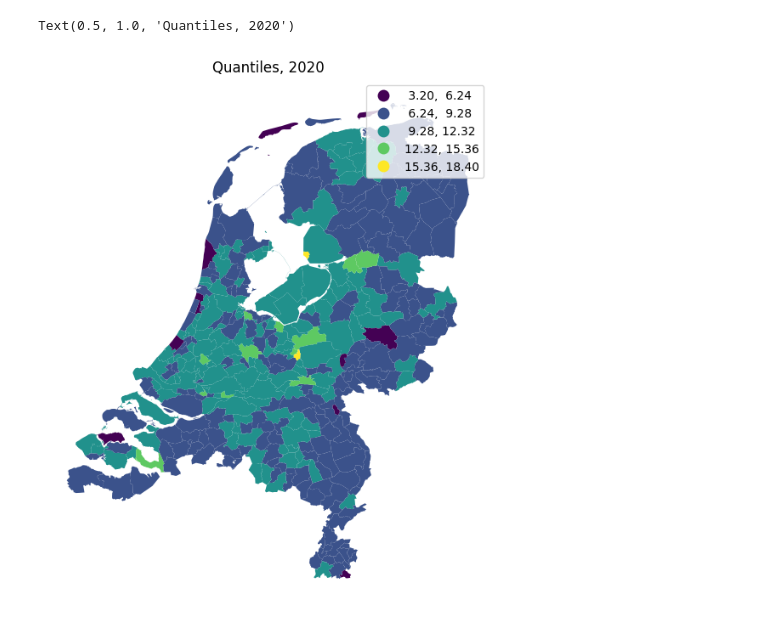
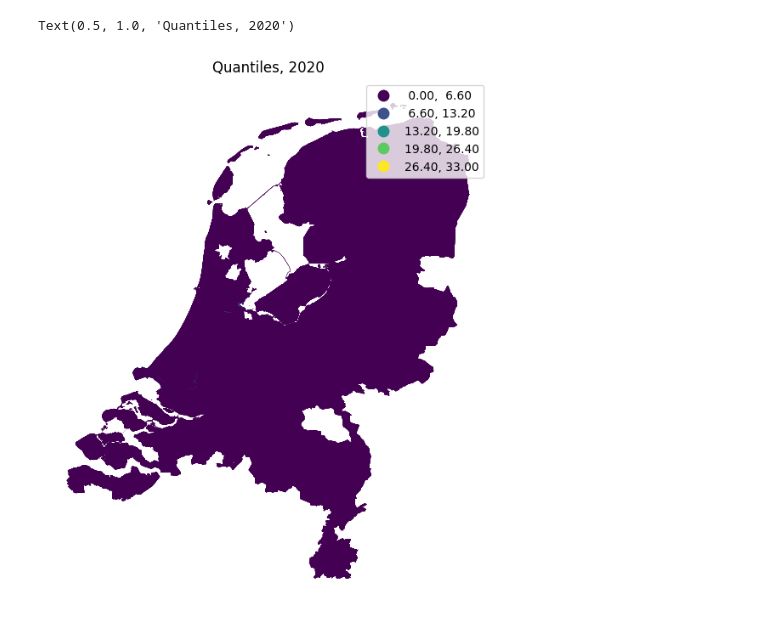
Before and after one commit to HipsterJulius/VSCODE, a Jupyter notebook: inkar-indicators/src/getCBS_customMaps.ipynb, the cells around one changed output. Saved outputs shown, nothing was run; the diff lists cells and outputs as text; code cells hidden in the pictures.

```diff
--- a/inkar-indicators/src/getCBS_customMaps.ipynb
+++ b/inkar-indicators/src/getCBS_customMaps.ipynb
@@ -2,8 +2,6 @@
 import pandas as pd
 import geopandas as gpd
 import cbsodata
-import mapclassify as mc
-
 
 # Find out which columns are available
 # 37201	    , LevendGeborenKinderenRelatief_2
@@ -18,9 +16,9 @@ import mapclassify as mc
 # 85826NED	, WerkzameBeroepsbevolking_3
 # 85826NED	, Beroepsbevolking_2
 # 85826NED	, WerklozeBeroepsbevolking_12
-metadata = pd.DataFrame(cbsodata.get_meta('37201', 'TypedDataSet'))
+metadata = pd.DataFrame(cbsodata.get_meta('85826NED', 'TypedDataSet'))
 # %%
-metadata = metadata[['RegioS','Perioden','LevendGeborenKinderenRelatief_2']]
+metadata = metadata[['RegioS','Perioden','WerklozeBeroepsbevolking_12']]
 # %%
 metadata
 # %% [output]
@@ -58,26 +76,25 @@ data
 # %%
-municipal_boundaries = gpd.read_file(filename='GeoJSON:https://service.pdok.nl/cbs/gebiedsindelingen/2021/wfs/v1_0?request=GetFeature&service=WFS&version=1.1.0&outputFormat=json&typeName=gebiedsindelingen:gemeente_gegeneraliseerd', engine="pyogrio")
 
 # Link data from Statistics Netherlands to geodata
 municipal_boundaries = pd.merge(municipal_boundaries, data,
                                left_on = "statcode",
                                right_on = "RegioS")
 # Create a thematic map
 # schemes:
 # Natural_Breaks, Equal_Interval, Quantiles, Standard_Deviation
 #
 # boxplot, equalinterval, fisherjenks, fisherjenkssampled, headtailbreaks, jenkscaspall,
 # jenkscaspallforced, jenkscaspallsampled, maxp, maximumbreaks, naturalbreaks, quantiles,
 # percentiles, prettybreaks, stdmean, userdefined
 #
 # K = number of classes (if no scheme, default on 5)
-p = municipal_boundaries.plot(column='LevendGeborenKinderenRelatief_2',
+p = municipal_boundaries.plot(column='WerklozeBeroepsbevolking_12',
                              scheme="Equal_Interval",
                              k=5,
                              legend = True,
                              figsize = (10,8))
 p.axis('off')
 p.set_title('Quantiles, 2020')
 # %% [output]
 Text(0.5, 1.0, 'Quantiles, 2020')
-[figure, old version]
+[figure, new version]
```
Also changed, not shown: parts of 7 cells of this notebook, 2 other files.
